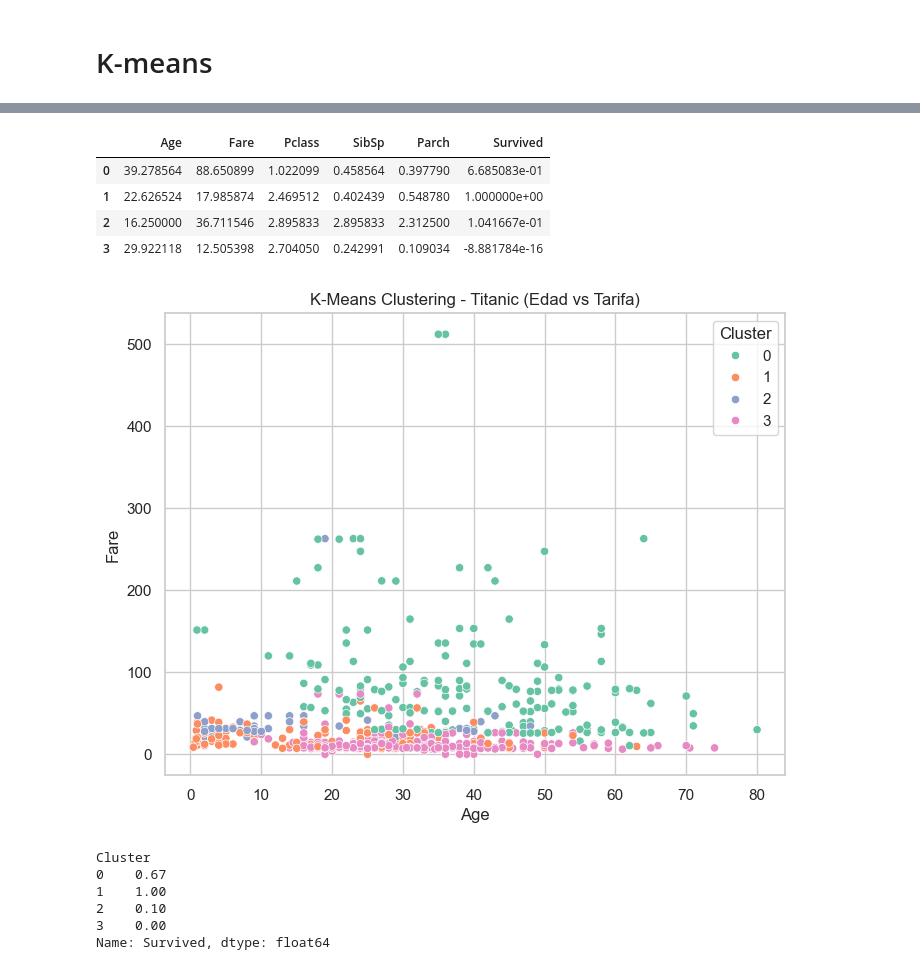
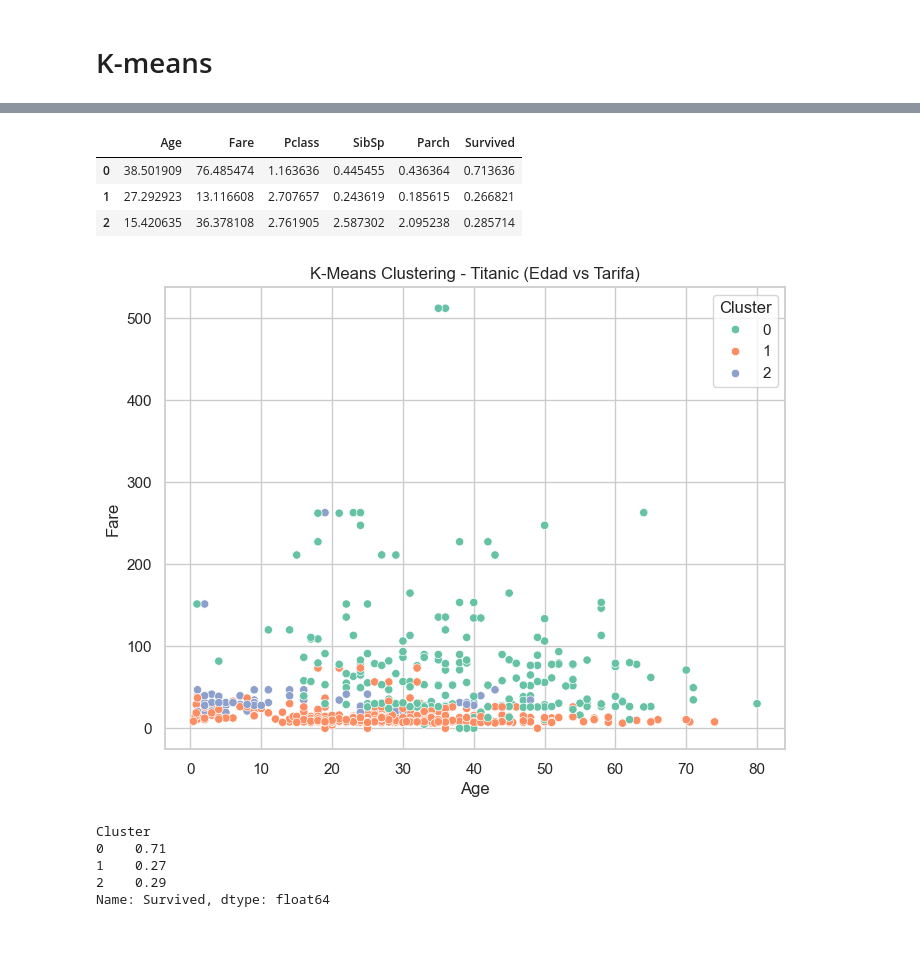
Before and after one commit to a01649359-lgtm/miprimerproyecto, a Jupyter notebook: analisis_titanic.ipynb, the cells around one changed output, grey strips where cells are left out. Cells and saved outputs as stored; diff of their text form; code cells hidden in the pictures; blank space fills up the shorter version.

```diff
--- a/analisis_titanic.ipynb
+++ b/analisis_titanic.ipynb
@@ -271,45 +271,43 @@ plt.xlabel("Número de clusters (k)")
 plt.ylabel("Inercia")
 plt.show()
 
-# 🔢 Elegimos k=4 (por el 'codo' en la gráfica)
-k = 4
+# 🔢 Elegimos k=3 (por el 'codo' en la gráfica)
+k = 3
 kmeans = KMeans(n_clusters=k, random_state=42)
 kmeans.fit(X_scaled)
 
 # Etiquetas de cluster
 df_numeric["Cluster"] = kmeans.labels_
 
 # Centros del clustering
 centers = kmeans.cluster_centers_
 centers_original = scaler.inverse_transform(centers)
 centers_df = pd.DataFrame(centers_original, columns=["Age", "Fare", "Pclass", "SibSp", "Parch", "Survived"])
 display(centers_df)
 
 #Visualización (Age vs Fare)
 plt.figure(figsize=(8,6))
 sns.scatterplot(data=df_numeric, x="Age", y="Fare", hue="Cluster", palette="Set2")
 plt.title("K-Means Clustering - Titanic (Edad vs Tarifa)")
 plt.show()
 
 # Distancias entre centros
 distances = cdist(centers, centers)
 pd.DataFrame(distances, columns=[f"C{i}" for i in range(k)], index=[f"C{i}" for i in range(k)])
 
 # Comparar supervivencia promedio por cluster (usamos "Survived")
 survival_by_cluster = df_numeric.groupby("Cluster")["Survived"].mean().round(2)
 display(survival_by_cluster)
 # %% [output]
 [figure]
 |  | Age | Fare | Pclass | SibSp | Parch | Survived |
-| 0 | 39.278564 | 88.650899 | 1.022099 | 0.458564 | 0.397790 | 6.685083e-01 |
-| 1 | 22.626524 | 17.985874 | 2.469512 | 0.402439 | 0.548780 | 1.000000e+00 |
-| 2 | 16.250000 | 36.711546 | 2.895833 | 2.895833 | 2.312500 | 1.041667e-01 |
-| 3 | 29.922118 | 12.505398 | 2.704050 | 0.242991 | 0.109034 | -8.881784e-16 |
+| 0 | 38.501909 | 76.485474 | 1.163636 | 0.445455 | 0.436364 | 0.713636 |
+| 1 | 27.292923 | 13.116608 | 2.707657 | 0.243619 | 0.185615 | 0.266821 |
+| 2 | 15.420635 | 36.378108 | 2.761905 | 2.587302 | 2.095238 | 0.285714 |
-[figure, old version]
+[figure, new version]
 Cluster
-0    0.67
-1    1.00
-2    0.10
-3    0.00
+0    0.71
+1    0.27
+2    0.29
 Name: Survived, dtype: float64
 # %% [markdown]
```
Also changed, not shown: parts of 2 cells of this notebook.
